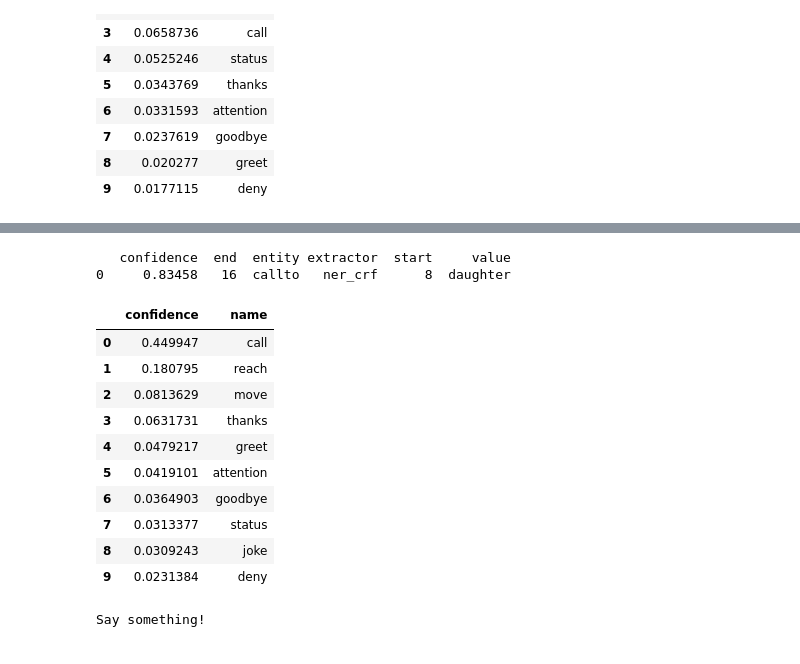
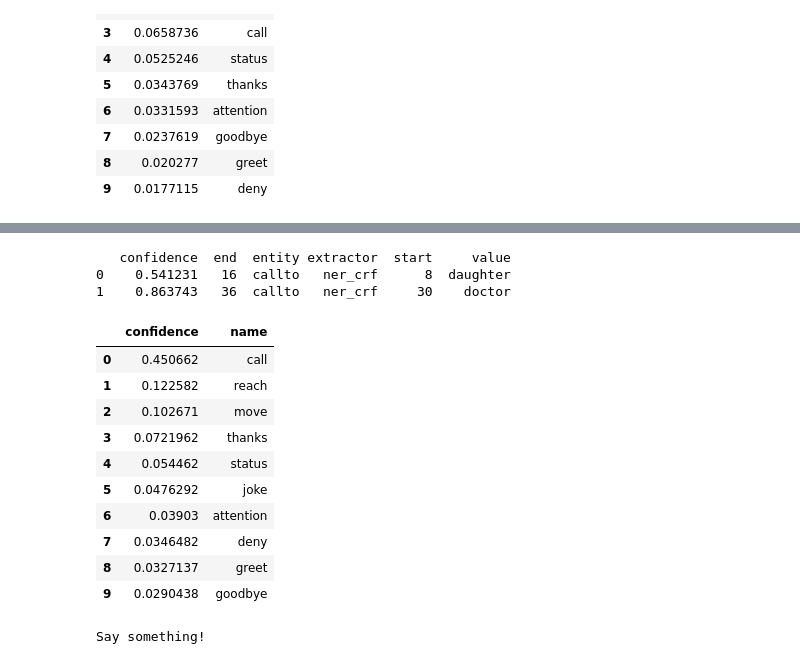
Before and after one commit to ArciAndres/NurseRobot, a Jupyter notebook: nursebot_dialog.ipynb, the cells around one changed output, grey strips where cells are left out. Cells and saved outputs as stored; diff of their text form; code cells hidden in the pictures.

```diff
--- a/nursebot_dialog.ipynb
+++ b/nursebot_dialog.ipynb
@@ -183,21 +183,22 @@ displacy.render(doc, style='dep', jupyter=True, options={'distance':110})
 # %% [output]
 [interactive output not drawn]
 # %%
-parsetxt("Call my daughter")
+parsetxt("Call my daughter and call the doctor")
 # %% [output]
    confidence  end  entity extractor  start     value
-0     0.83458   16  callto   ner_crf      8  daughter
+0    0.541231   16  callto   ner_crf      8  daughter
+1    0.863743   36  callto   ner_crf     30    doctor
 |  | confidence | name |
-| 0 | 0.449947 | call |
-| 1 | 0.180795 | reach |
-| 2 | 0.0813629 | move |
-| 3 | 0.0631731 | thanks |
-| 4 | 0.0479217 | greet |
-| 5 | 0.0419101 | attention |
-| 6 | 0.0364903 | goodbye |
-| 7 | 0.0313377 | status |
-| 8 | 0.0309243 | joke |
-| 9 | 0.0231384 | deny |
+| 0 | 0.450662 | call |
+| 1 | 0.122582 | reach |
+| 2 | 0.102671 | move |
+| 3 | 0.0721962 | thanks |
+| 4 | 0.054462 | status |
+| 5 | 0.0476292 | joke |
+| 6 | 0.03903 | attention |
+| 7 | 0.0346482 | deny |
+| 8 | 0.0327137 | greet |
+| 9 | 0.0290438 | goodbye |
 # %%
 #Script to get the Text-To-Speech output.
 audioFolder = "./audios/"
```
Also changed, not shown: parts of 2 cells of this notebook, 13 other files.
